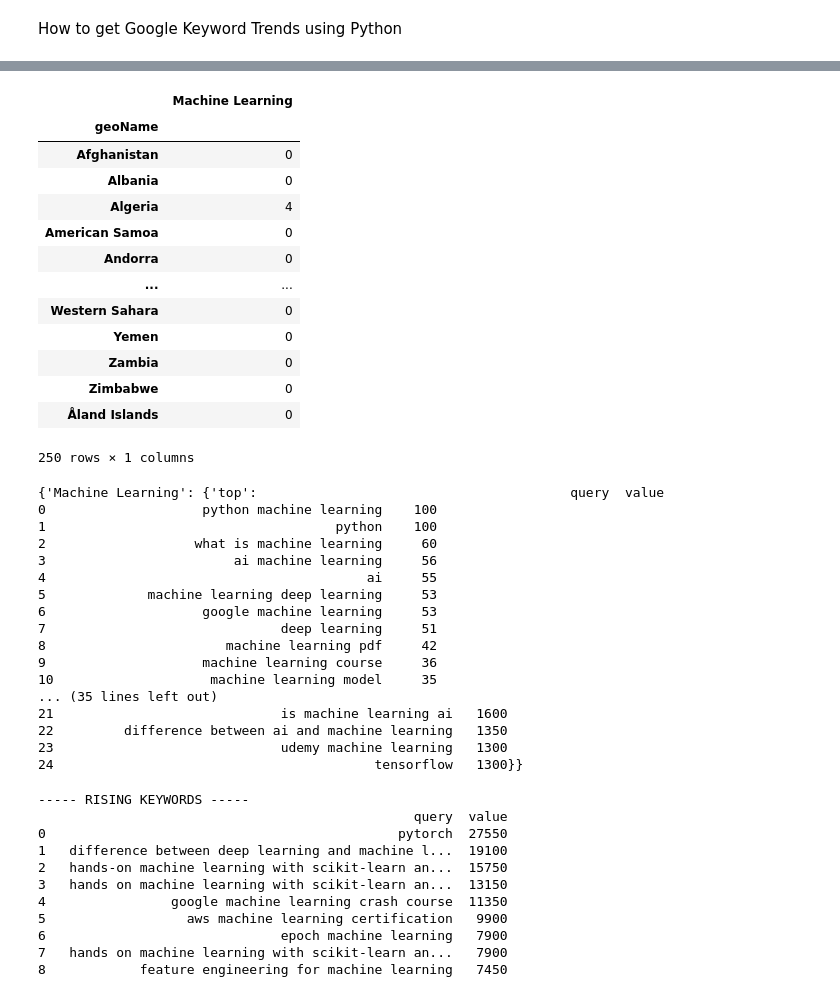
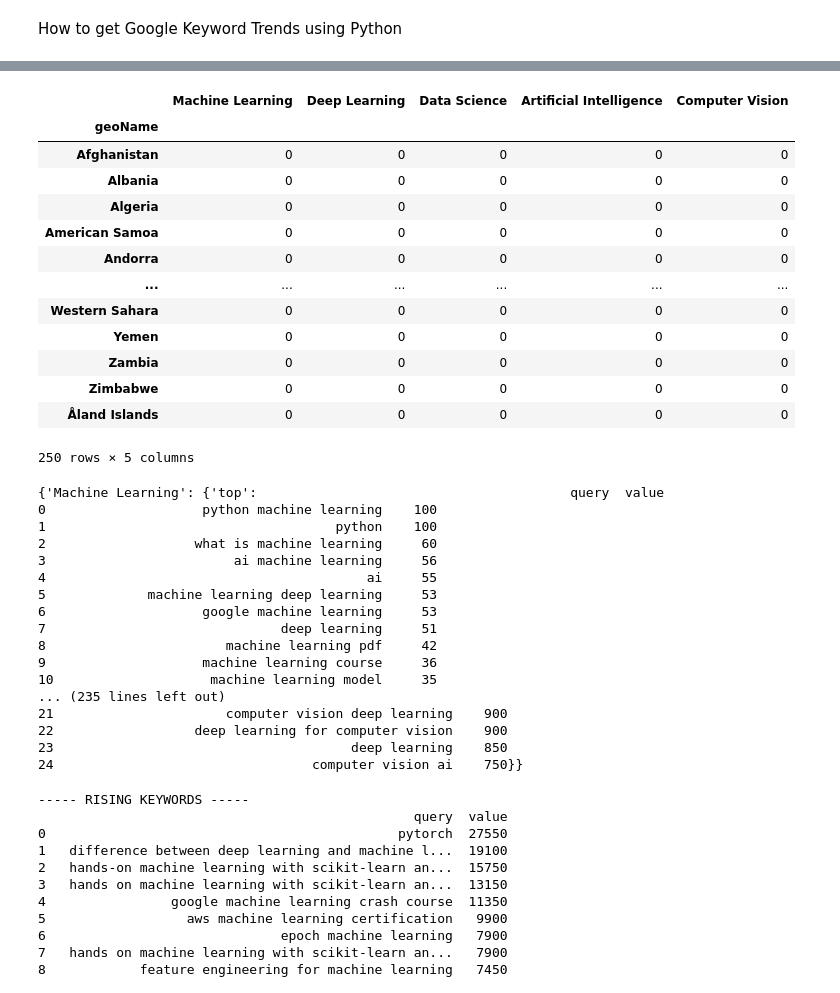
Before and after one commit to sachinshubhams/Google-Keyword-Trends, a Jupyter notebook: Google Keyword Trends.ipynb, the cells around one changed output, grey strips where cells are left out. Cells and saved outputs as stored; diff of their text form; code cells hidden in the pictures.

```diff
--- a/Google Keyword Trends.ipynb
+++ b/Google Keyword Trends.ipynb
@@ -15,0 +12,4 @@ pytrend.build_payload(kw_list)
+# %%
+trendy_keywords = ['Machine Learning','Deep Learning','Data Science','Artificial Intelligence','Computer Vision']
+#kw_list = [trendy_keywords]
+trend_Req=TrendReq()
@@ -35,25 +22,25 @@ iot
 # %%
 #interest by region
-ior=pytrend.interest_by_region()
+ior=trend_Req.interest_by_region()
 ior
 # %% [output]
-|  | Machine Learning |
-| geoName |  |
-| Afghanistan | 0 |
-| Albania | 0 |
-| Algeria | 4 |
-| American Samoa | 0 |
-| Andorra | 0 |
-| ... | ... |
-| Western Sahara | 0 |
-| Yemen | 0 |
-| Zambia | 0 |
-| Zimbabwe | 0 |
-| Åland Islands | 0 |
+|  | Machine Learning | Deep Learning | Data Science | Artificial Intelligence | Computer Vision |
+| geoName |  |  |  |  |  |
+| Afghanistan | 0 | 0 | 0 | 0 | 0 |
+| Albania | 0 | 0 | 0 | 0 | 0 |
+| Algeria | 0 | 0 | 0 | 0 | 0 |
+| American Samoa | 0 | 0 | 0 | 0 | 0 |
+| Andorra | 0 | 0 | 0 | 0 | 0 |
+| ... | ... | ... | ... | ... | ... |
+| Western Sahara | 0 | 0 | 0 | 0 | 0 |
+| Yemen | 0 | 0 | 0 | 0 | 0 |
+| Zambia | 0 | 0 | 0 | 0 | 0 |
+| Zimbabwe | 0 | 0 | 0 | 0 | 0 |
+| Åland Islands | 0 | 0 | 0 | 0 | 0 |
-250 rows × 1 columns
+250 rows × 5 columns
 # %%
 # Related Queries, returns a dictionary of dataframes
-related_keywords = pytrend.related_queries()
+related_keywords = trend_Req.related_queries()
 print(related_keywords)
 # %% [output]
 {'Machine Learning': {'top':                                        query  value
@@ -68,11 +55,11 @@ print(related_keywords)
 8                       machine learning pdf     42
 9                    machine learning course     36
 10                    machine learning model     35
-... (35 lines left out)
-21                             is machine learning ai   1600
-22         difference between ai and machine learning   1350
-23                             udemy machine learning   1300
-24                                         tensorflow   1300}}
+... (235 lines left out)
+21                      computer vision deep learning    900
+22                  deep learning for computer vision    900
+23                                      deep learning    850
+24                                 computer vision ai    750}}
 # %%
 #Filtering Rising and Top Queries
 # for rising trending keywords
```
Also changed, not shown: parts of 5 cells of this notebook.
